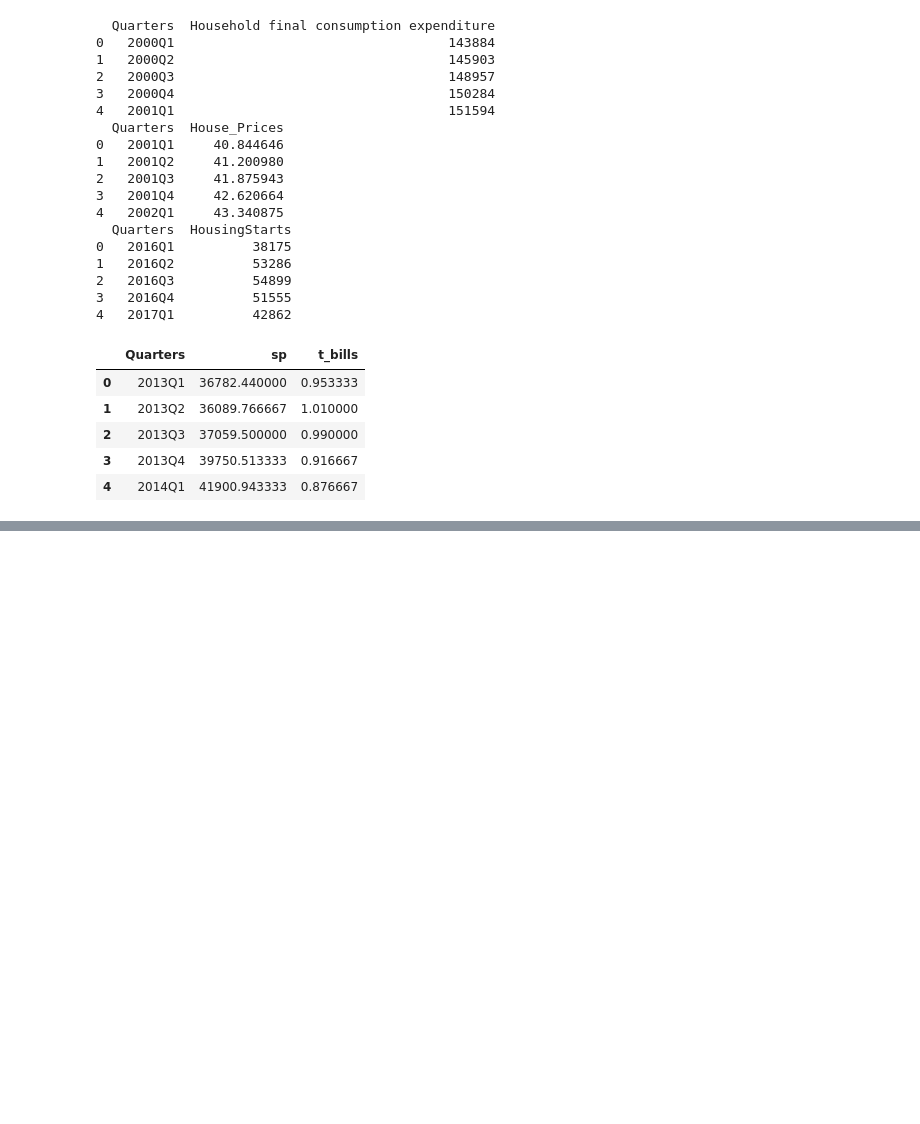
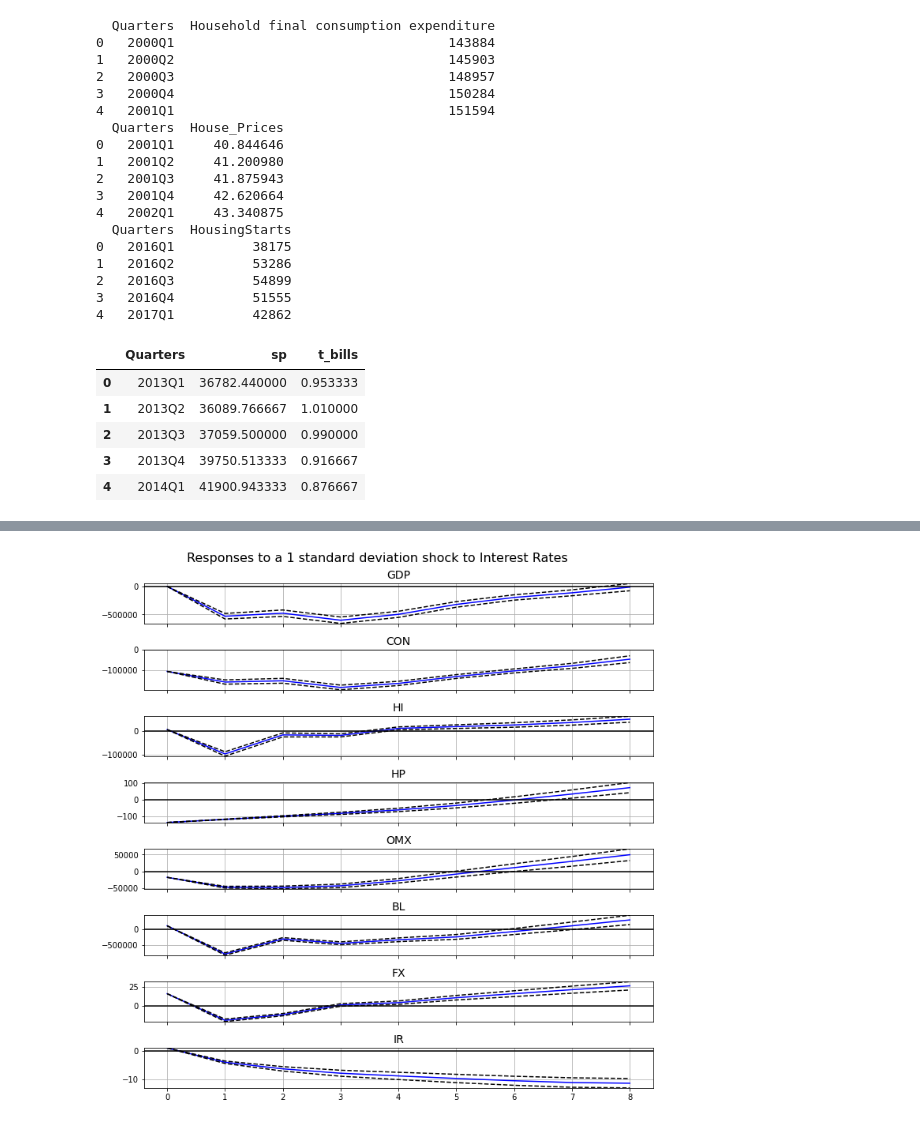
Before and after one commit to anahatkc/DataProject_526, a Jupyter notebook: data_anahat.ipynb, the cells around one changed output, grey strips where cells are left out. Drawn from its saved outputs; the diff is of its cells as text; code cells hidden in the pictures; blank space fills up the shorter version.

```diff
--- a/data_anahat.ipynb
+++ b/data_anahat.ipynb
@@ -217,0 +189,46 @@ KeyError: "None of [Index(['Gross domestic product at market prices',\n       'H
+# %%
+# Convert DataFrame to NumPy array
+endog_data = final_df[['GDP', 'CON', 'HI', 'HP', 'OMX', 'BL', 'FX', 'IR']].to_numpy()
+
+# Impose Short-Term Restrictions for SVAR
+B_matrix = np.array([
+    [1, 'E', 'E', 0, 0, 0, 0, 0],
+    [0, 1, 0, 'E', 'E', 'E', 0, 'E'],
+    [0, 0, 1, 'E', 0,'E', 0, 'E'],
+    [0, 0, 0, 1, 'E', 'E', 0, 'E'],
+    [0, 0, 0, 0, 1, 'E', 'E', 'E'],
+    [0, 0, 0, 0, 0, 1, 'E', 'E'],
+    [0, 0, 0, 0, 0, 0, 1, 'E'],
+    [0, 0, 0, 0, 0, 0, 0, 1],
+])
+
+# Define SVAR Model
+svar_model = SVAR(endog=endog_data, svar_type='B', A=None, B=B_matrix, dates=final_df['Quarters'])
+# %%
+result = svar_model.fit() ### had to do this as well
+# %%
+# Get the list of variable names in the model
+var_names = ['GDP', 'CON', 'HI', 'HP', 'OMX', 'BL', 'FX', 'IR']
+
+# Find the index of 't_bills' in this list
+impulse_index = var_names.index('IR')
+
+# Use this index for the impulse parameter
+irf = result.irf(periods=8)
+
+# Create a figure with multiple subplots
+fig = irf.plot(impulse=impulse_index, plot_stderr=True, subplot_params={'figsize': (10, 20)})
+
+# Loop over the axes and set the title
+for i, ax in enumerate(fig.axes):
+    ax.set_title(f'{var_names[i]}', fontsize=14)
+    ax.grid(True)
+    ax.autoscale(enable=True, axis='y', tight=True)  # Automatically adjust y-axis limits
+
+# Set the overall title
+fig.suptitle('Responses to a 1 standard deviation shock to Interest Rates', fontsize=16)
+
+plt.tight_layout()
+plt.show()
+# %% [output]
+[figure, added]
```
Also changed, not shown: parts of 9 cells of this notebook, 1 other file.
